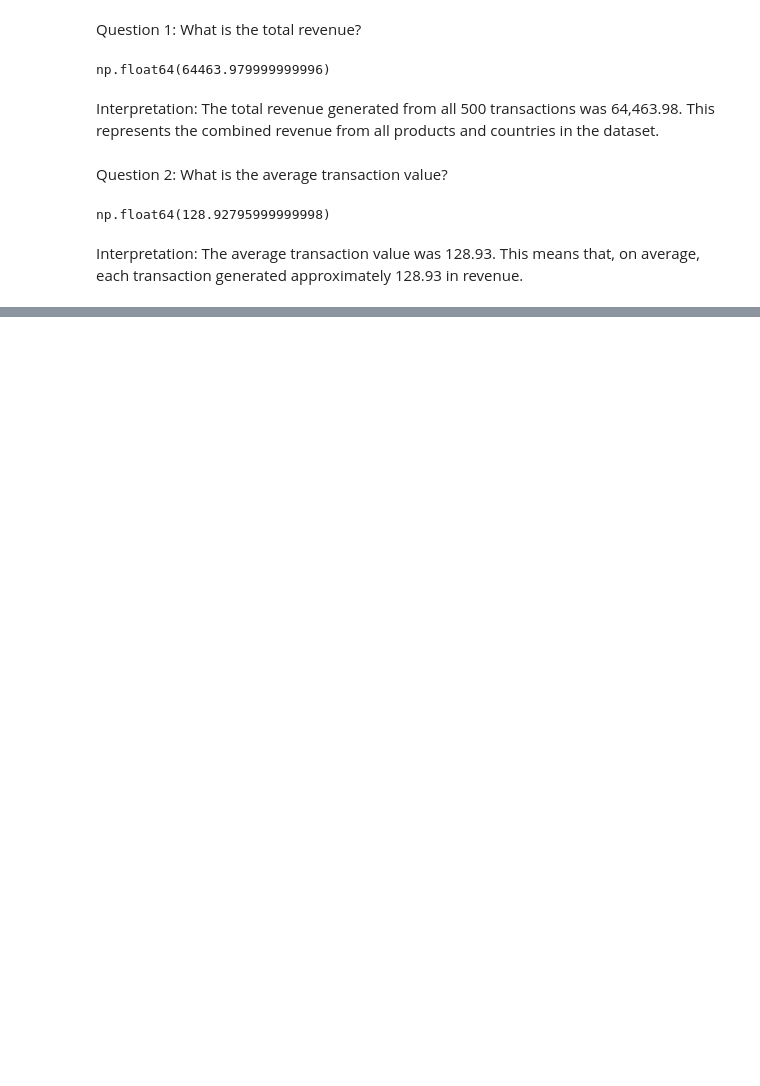
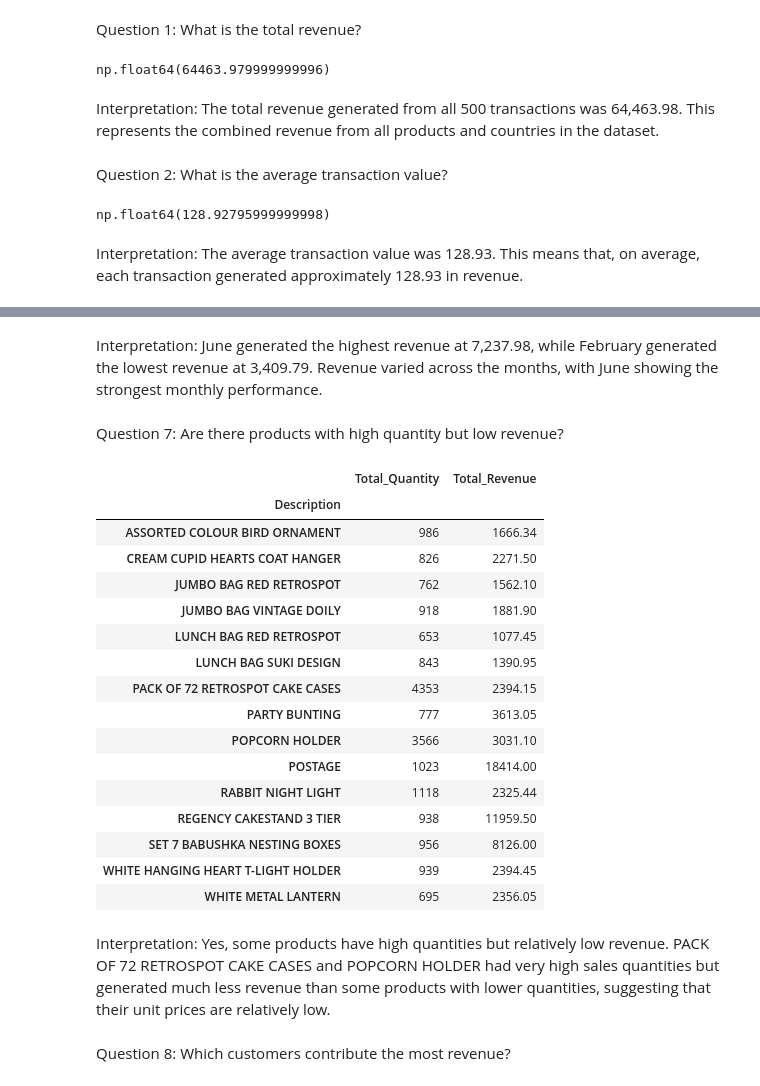
Before and after one commit to Emmanuel-Twumasi-Kwame-Yeboah/retail-sales-analysis, a Jupyter notebook: Notebook/04_deeper_analysis.ipynb, the cells around one changed output, grey strips where cells are left out. Drawn from its saved outputs; the diff is of its cells as text; code cells hidden in the pictures; blank space fills up the shorter version.

Commit message:
feat: add product and country analysis

```diff
--- a/Notebook/04_deeper_analysis.ipynb
+++ b/Notebook/04_deeper_analysis.ipynb
@@ -296,0 +395,33 @@ Interpretation: The average transaction value was 128.93. This means that, on av
+# %% [markdown]
+Interpretation: June generated the highest revenue at 7,237.98, while February generated the lowest revenue at 3,409.79. Revenue varied across the months, with June showing the strongest monthly performance.
+# %% [markdown]
+Question 7: Are there products with high quantity but low revenue?
+# %%
+product_summary = df.groupby("Description").agg(
+    Total_Quantity=("Quantity", "sum"),
+    Total_Revenue=("Revenue", "sum")
+)
+
+product_summary
+# %% [output]
+|  | Total_Quantity | Total_Revenue |
+| Description |  |  |
+| ASSORTED COLOUR BIRD ORNAMENT | 986 | 1666.34 |
+| CREAM CUPID HEARTS COAT HANGER | 826 | 2271.50 |
+| JUMBO BAG RED RETROSPOT | 762 | 1562.10 |
+| JUMBO BAG VINTAGE DOILY | 918 | 1881.90 |
+| LUNCH BAG RED RETROSPOT | 653 | 1077.45 |
+| LUNCH BAG SUKI DESIGN | 843 | 1390.95 |
+| PACK OF 72 RETROSPOT CAKE CASES | 4353 | 2394.15 |
+| PARTY BUNTING | 777 | 3613.05 |
+| POPCORN HOLDER | 3566 | 3031.10 |
+| POSTAGE | 1023 | 18414.00 |
+| RABBIT NIGHT LIGHT | 1118 | 2325.44 |
+| REGENCY CAKESTAND 3 TIER | 938 | 11959.50 |
+| SET 7 BABUSHKA NESTING BOXES | 956 | 8126.00 |
+| WHITE HANGING HEART T-LIGHT HOLDER | 939 | 2394.45 |
+| WHITE METAL LANTERN | 695 | 2356.05 |
+# %% [markdown]
+Interpretation: Yes, some products have high quantities but relatively low revenue. PACK OF 72 RETROSPOT CAKE CASES and POPCORN HOLDER had very high sales quantities but generated much less revenue than some products with lower quantities, suggesting that their unit prices are relatively low.
+# %% [markdown]
+Question 8: Which customers contribute the most revenue?
```
Also changed, not shown: parts of 26 cells of this notebook.
